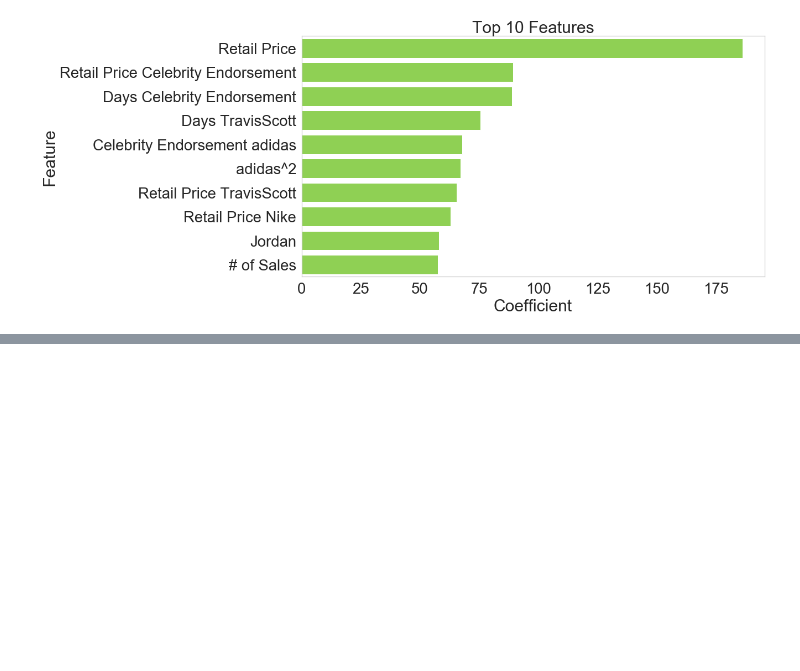
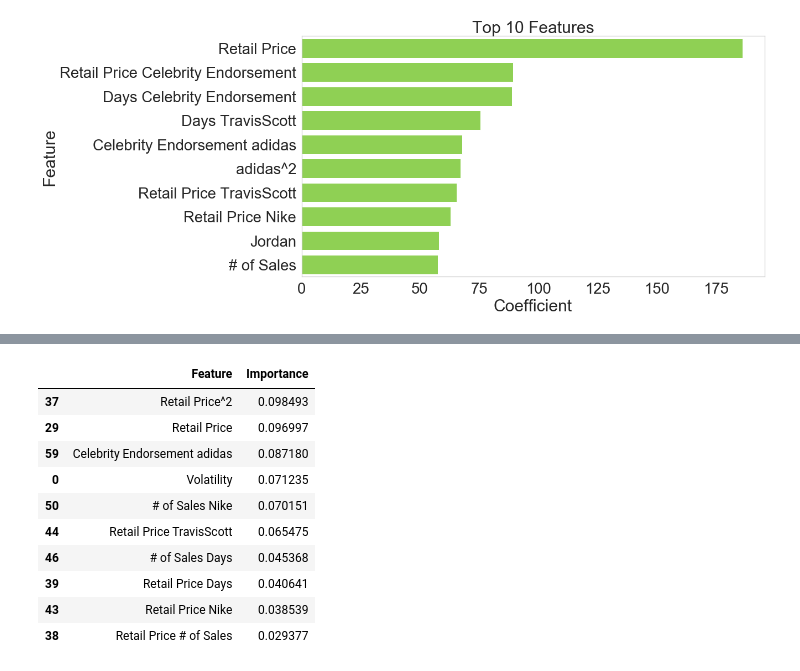
Before and after one commit to neonbelly/stockx_prediction, a Jupyter notebook: 2.DataCleaningAndAnalysis.ipynb, the cells around one changed output, grey strips where cells are left out. Saved outputs shown, nothing was run; the diff lists cells and outputs as text; code cells hidden in the pictures; blank space fills up the shorter version.

```diff
--- a/2.DataCleaningAndAnalysis.ipynb
+++ b/2.DataCleaningAndAnalysis.ipynb
@@ -608,0 +594,14 @@ list(zip(modeling_df.columns[1:], regressor.feature_importances_))
+# %%
+importances.sort_values('Importance', ascending=False).head(10)
+# %% [output]
+|  | Feature | Importance |
+| 37 | Retail Price^2 | 0.098493 |
+| 29 | Retail Price | 0.096997 |
+| 59 | Celebrity Endorsement adidas | 0.087180 |
+| 0 | Volatility | 0.071235 |
+| 50 | # of Sales Nike | 0.070151 |
+| 44 | Retail Price TravisScott | 0.065475 |
+| 46 | # of Sales Days | 0.045368 |
+| 39 | Retail Price Days | 0.040641 |
+| 43 | Retail Price Nike | 0.038539 |
+| 38 | Retail Price # of Sales | 0.029377 |
```
Also changed, not shown: parts of 11 cells of this notebook, 1 other file.
